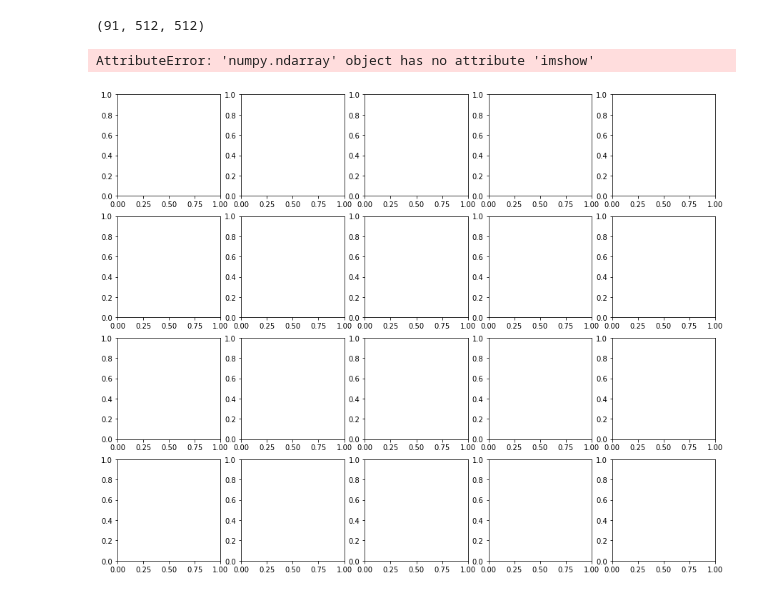
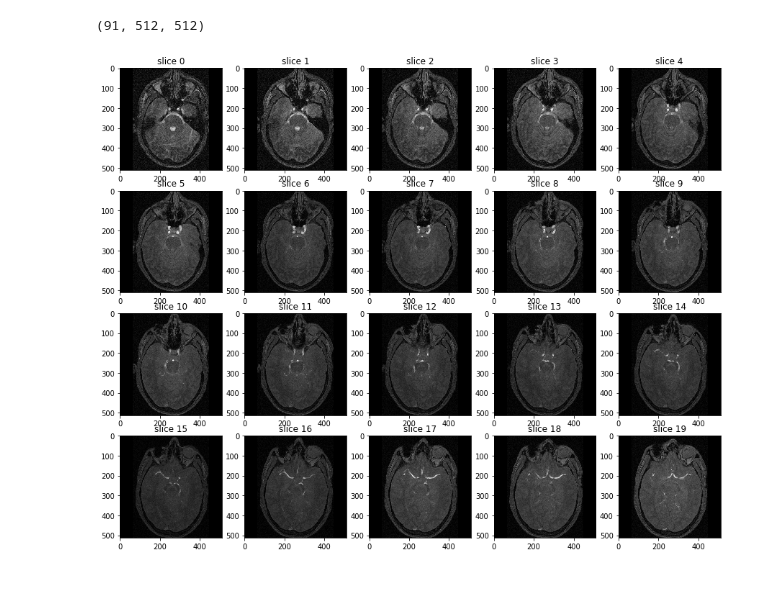
Before and after one commit to jonasteuwen/SimpleITK-examples, a Jupyter notebook: notebooks/ReadDicomBrain.ipynb, the cells around one changed output. Saved outputs shown, nothing was run; the diff lists cells and outputs as text; code cells hidden in the pictures.

```diff
--- a/notebooks/ReadDicomBrain.ipynb
+++ b/notebooks/ReadDicomBrain.ipynb
@@ -77,12 +77,10 @@ array.shape
 # %% [output]
 (91, 512, 512)
 # %%
-#plt.axis('off')
 fig, axs = plt.subplots(4,5, figsize=(15, 12))
 axs = axs.ravel()
 for i in range(20):
-    axs[i].contourf(array[i],cmap='gray')
+    axs[i].imshow(array[i],cmap='gray')
     axs[i].set_title('slice {}'.format(i))
 # %% [output]
-AttributeError: 'numpy.ndarray' object has no attribute 'imshow'
-[figure, old version]
+[figure, new version]
```
